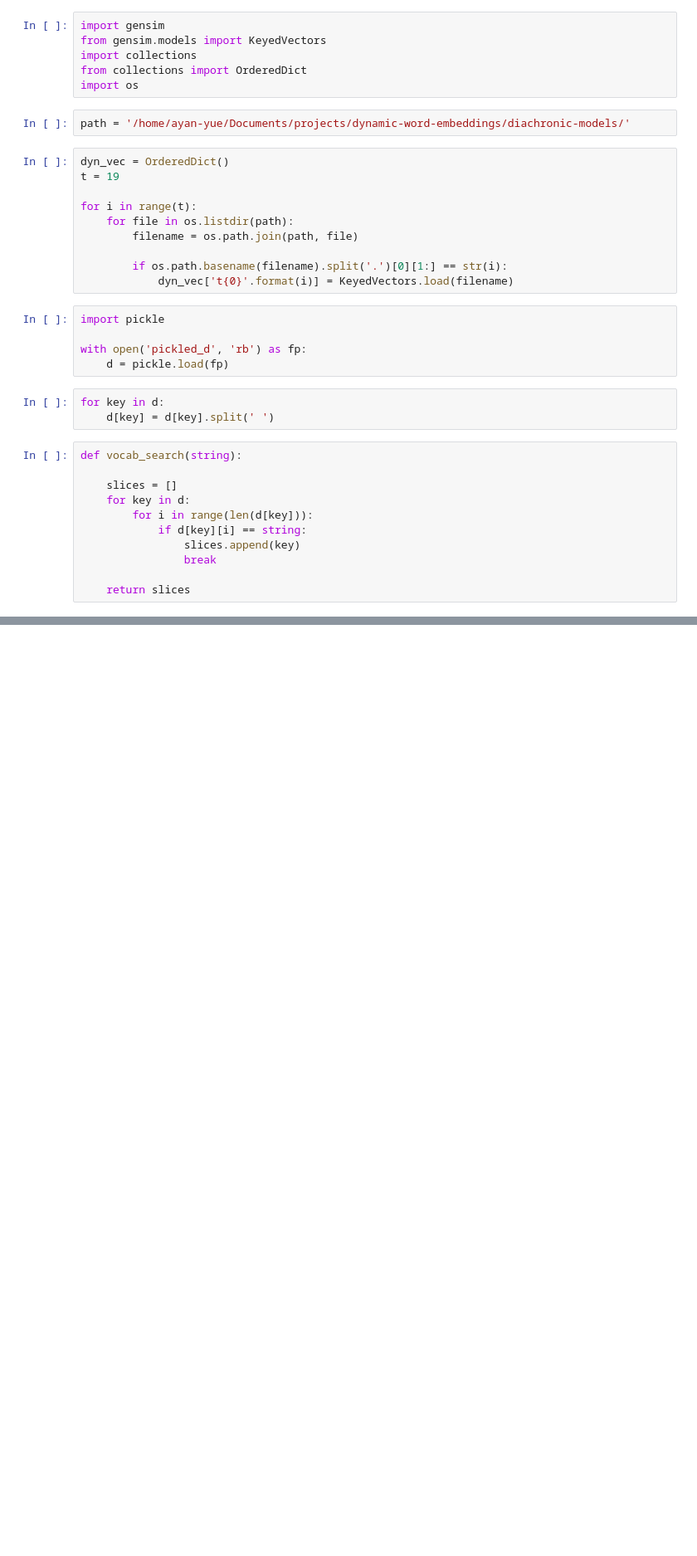
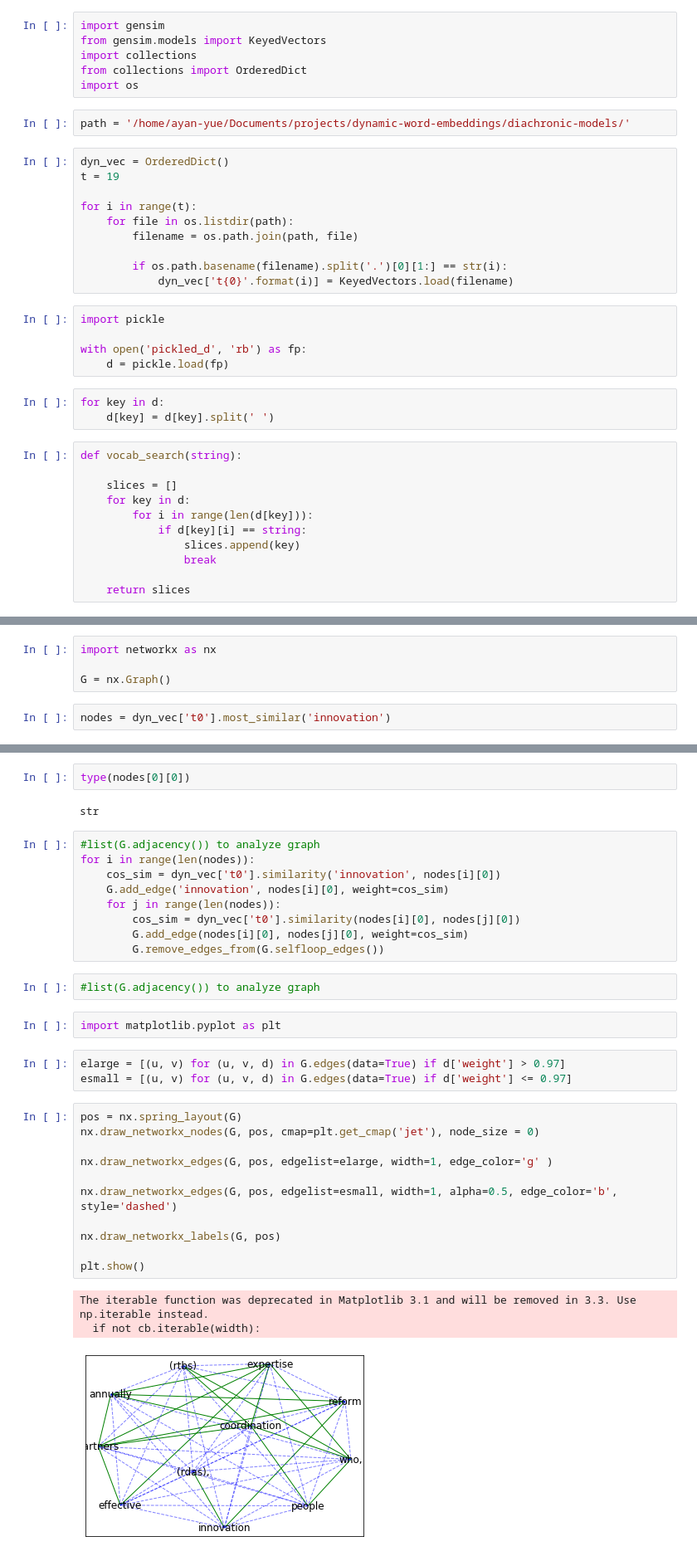
Before and after one commit to goggoloid/dynamic-word-embeddings, a Jupyter notebook: visualise-embeddings.ipynb, the cells around one changed output, grey strips where cells are left out. Shown at 83% size. Cells and saved outputs as stored; diff of their text form; blank space fills up the shorter version.

```diff
--- a/visualise-embeddings.ipynb
+++ b/visualise-embeddings.ipynb
@@ -69,0 +44,6 @@ dyn_vec['t18'].most_similar('government')
+# %%
+import networkx as nx
+
+G = nx.Graph()
+# %%
+nodes = dyn_vec['t0'].most_similar('innovation')
@@ -69,0 +54,35 @@ dyn_vec['t18'].most_similar('government')
+# %%
+type(nodes[0][0])
+# %% [output]
+str
+# %%
+#list(G.adjacency()) to analyze graph
+for i in range(len(nodes)):
+    cos_sim = dyn_vec['t0'].similarity('innovation', nodes[i][0])
+    G.add_edge('innovation', nodes[i][0], weight=cos_sim)
+    for j in range(len(nodes)):
+        cos_sim = dyn_vec['t0'].similarity(nodes[i][0], nodes[j][0])
+        G.add_edge(nodes[i][0], nodes[j][0], weight=cos_sim)
+        G.remove_edges_from(G.selfloop_edges())
+# %%
+#list(G.adjacency()) to analyze graph
+# %%
+import matplotlib.pyplot as plt
+# %%
+elarge = [(u, v) for (u, v, d) in G.edges(data=True) if d['weight'] > 0.97]
+esmall = [(u, v) for (u, v, d) in G.edges(data=True) if d['weight'] <= 0.97]
+# %%
+pos = nx.spring_layout(G)
+nx.draw_networkx_nodes(G, pos, cmap=plt.get_cmap('jet'), node_size = 0)
+
+nx.draw_networkx_edges(G, pos, edgelist=elarge, width=1, edge_color='g' )
+
+nx.draw_networkx_edges(G, pos, edgelist=esmall, width=1, alpha=0.5, edge_color='b', style='dashed')
+
+nx.draw_networkx_labels(G, pos)
+
+plt.show()
+# %% [output]
+The iterable function was deprecated in Matplotlib 3.1 and will be removed in 3.3. Use np.iterable instead.
+  if not cb.iterable(width):
+[figure, added]
```
Also changed, not shown: parts of 5 cells of this notebook.
